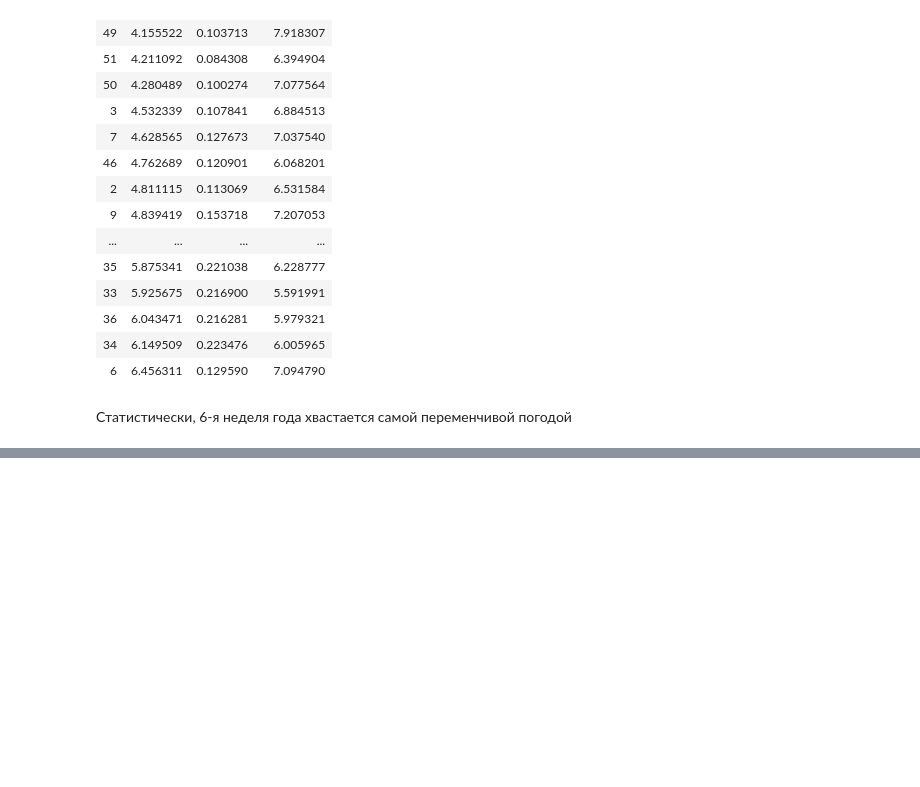
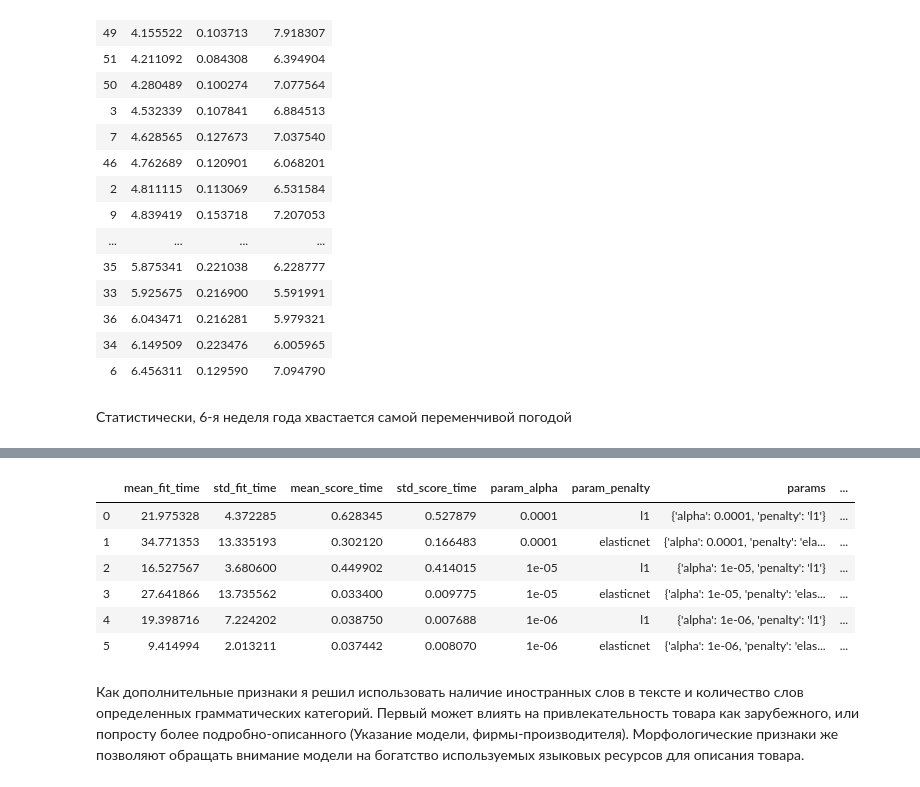
Before and after one commit to gregarshinov/ml_homeworks, a Jupyter notebook: hw_1.ipynb, the cells around one changed output, grey strips where cells are left out. Drawn from its saved outputs; the diff is of its cells as text; code cells hidden in the pictures; blank space fills up the shorter version.

```diff
--- a/hw_1.ipynb
+++ b/hw_1.ipynb
@@ -103,0 +224,19 @@ weeks.aggregate(np.std).sort_values(by=["temp", "humidity", "wind_speed"])
+# %%
+X = hstack([X,
+            data.foreign_words.apply(lambda x: int(x)).values.reshape(data.shape[0],1),
+            data.num_adjectives.values.reshape(data.shape[0],1),
+            data.num_verbs.values.reshape(data.shape[0],1),
+            data.num_nouns.values.reshape(data.shape[0],1),
+            data.num_adverbs.values.reshape(data.shape[0],1)])
+# %%
+X_train, X_test, y_train, y_test = train_test_split(X, Y, random_state=32)
+# %%
+model = SGDRegressor()
+grid = GridSearchCV(model,
+                    param_grid={"penalty": ["l1", "elasticnet"],
+                                "alpha": [0.0001, 0.00001, 0.000001]},
+                    scoring=["neg_mean_absolute_error"],
+                    refit=False,
+                    n_jobs=-1)
+# %%
+grid.fit(X_train, y_train)
@@ -103,0 +260,12 @@ weeks.aggregate(np.std).sort_values(by=["temp", "humidity", "wind_speed"])
+# %%
+pd.DataFrame(grid.cv_results_)
+# %% [output]
+|  | mean_fit_time | std_fit_time | mean_score_time | std_score_time | param_alpha | param_penalty | params | ... |
+| 0 | 21.975328 | 4.372285 | 0.628345 | 0.527879 | 0.0001 | l1 | {'alpha': 0.0001, 'penalty': 'l1'} | ... |
+| 1 | 34.771353 | 13.335193 | 0.302120 | 0.166483 | 0.0001 | elasticnet | {'alpha': 0.0001, 'penalty': 'ela... | ... |
+| 2 | 16.527567 | 3.680600 | 0.449902 | 0.414015 | 1e-05 | l1 | {'alpha': 1e-05, 'penalty': 'l1'} | ... |
+| 3 | 27.641866 | 13.735562 | 0.033400 | 0.009775 | 1e-05 | elasticnet | {'alpha': 1e-05, 'penalty': 'elas... | ... |
+| 4 | 19.398716 | 7.224202 | 0.038750 | 0.007688 | 1e-06 | l1 | {'alpha': 1e-06, 'penalty': 'l1'} | ... |
+| 5 | 9.414994 | 2.013211 | 0.037442 | 0.008070 | 1e-06 | elasticnet | {'alpha': 1e-06, 'penalty': 'elas... | ... |
+# %% [markdown]
+Как дополнительные признаки я решил использовать наличие иностранных слов в тексте и количество слов определенных грамматических категорий. Первый может влиять на привлекательность товара как зарубежного, или попросту более подробно-описанного (Указание модели, фирмы-производителя). Морфологические признаки же позволяют обращать внимание модели на богатство используемых языковых ресурсов для описания товара.
```
Also changed, not shown: parts of 20 cells of this notebook.
